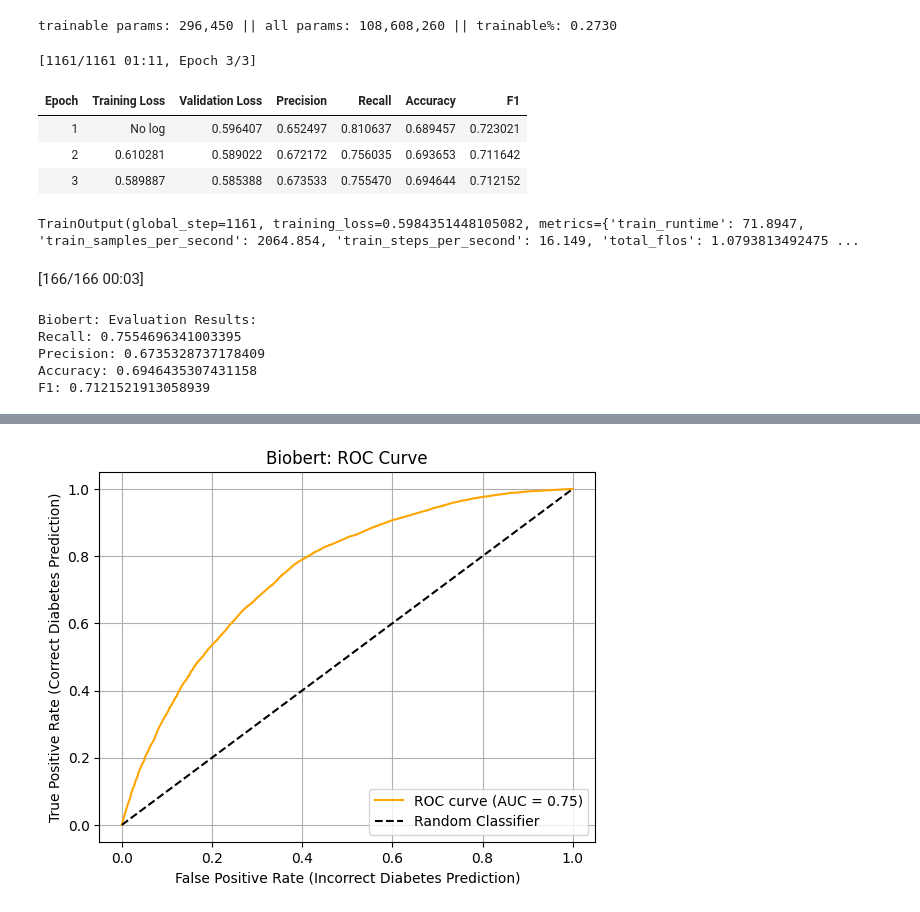
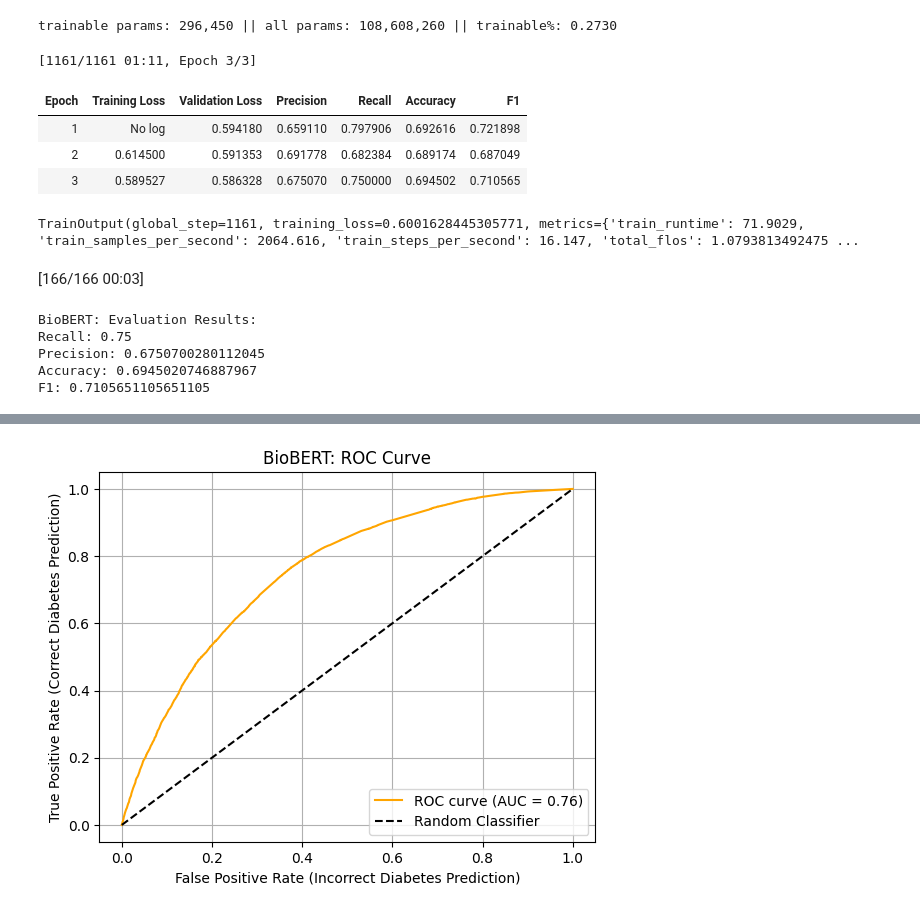
Before and after one commit to brianchang12/High-Risk-Project, a Jupyter notebook: high_risk_project.ipynb, the cells around one changed output, grey strips where cells are left out. Saved outputs shown, nothing was run; the diff lists cells and outputs as text; code cells hidden in the pictures.

```diff
--- a/high_risk_project.ipynb
+++ b/high_risk_project.ipynb
@@ -143,8 +143,8 @@ df
 70692 rows × 10 columns
 # %%
 # Referenced/Used AI generated code and info from OpenAI GPT-4.1 through Github Copilot (Help with loading tokenizer and model, help with setting the padding on the tokenizer)
-biobert_tokenizer = AutoTokenizer.from_pretrained("dmis-lab/biobert-base-cased-v1.1")
-biobert_model = AutoModelForSequenceClassification.from_pretrained("dmis-lab/biobert-base-cased-v1.1", num_labels=2, dtype=torch.bfloat16)
+biobert_tokenizer = AutoTokenizer.from_pretrained("dmis-lab/biobert-v1.1")
+biobert_model = AutoModelForSequenceClassification.from_pretrained("dmis-lab/biobert-v1.1", num_labels=2, dtype=torch.bfloat16)
 biobert_tokenizer.pad_token = '[PAD]'
 # End of: Referenced/Used AI generated code and info from OpenAI GPT-4.1 through Github Copilot (Help with loading tokenizer and model, help with setting the padding on the tokenizer)
 # %% [output]
@@ -255,10 +245,10 @@ biobert_trainer.train()
 # %% [output]
 [1161/1161 01:11, Epoch 3/3]
 | Epoch | Training Loss | Validation Loss | Precision | Recall | Accuracy | F1 |
-| 1 | No log | 0.596407 | 0.652497 | 0.810637 | 0.689457 | 0.723021 |
-| 2 | 0.610281 | 0.589022 | 0.672172 | 0.756035 | 0.693653 | 0.711642 |
-| 3 | 0.589887 | 0.585388 | 0.673533 | 0.755470 | 0.694644 | 0.712152 |
+| 1 | No log | 0.594180 | 0.659110 | 0.797906 | 0.692616 | 0.721898 |
+| 2 | 0.614500 | 0.591353 | 0.691778 | 0.682384 | 0.689174 | 0.687049 |
+| 3 | 0.589527 | 0.586328 | 0.675070 | 0.750000 | 0.694502 | 0.710565 |
-TrainOutput(global_step=1161, training_loss=0.5984351448105082, metrics={'train_runtime': 71.8947, 'train_samples_per_second': 2064.854, 'train_steps_per_second': 16.149, 'total_flos': 1.0793813492475 ...
+TrainOutput(global_step=1161, training_loss=0.6001628445305771, metrics={'train_runtime': 71.9029, 'train_samples_per_second': 2064.616, 'train_steps_per_second': 16.147, 'total_flos': 1.0793813492475 ...
 # %%
 # Referenced/Used AI generated code and info from OpenAI GPT-4.1 through Github Copilot (Help with saving model and tokenizer)
 def save_model_tokenizer(trainer, tokenizer, save_path):
@@ -312,15 +306,15 @@ def graph_confusion_matrix(trainer, dataset, classifier_name):
 # %%
-print_eval_metrics(biobert_trainer, "Biobert")
+print_eval_metrics(biobert_trainer, "BioBERT")
 # %% [output]
 [166/166 00:03]
-Biobert: Evaluation Results:
-Recall: 0.7554696341003395
-Precision: 0.6735328737178409
-Accuracy: 0.6946435307431158
-F1: 0.7121521913058939
+BioBERT: Evaluation Results:
+Recall: 0.75
+Precision: 0.6750700280112045
+Accuracy: 0.6945020746887967
+F1: 0.7105651105651105
 # %%
-graph_roc_auc(biobert_trainer, DiabetesDataset(test_encodings, y_test.values), "Biobert")
+graph_roc_auc(biobert_trainer, DiabetesDataset(test_encodings, y_test.values), "BioBERT")
 # %% [output]
 [interactive output not drawn]
-[figure, old version]
+[figure, new version]
 # %%
```
Also changed, not shown: parts of 9 cells of this notebook.
